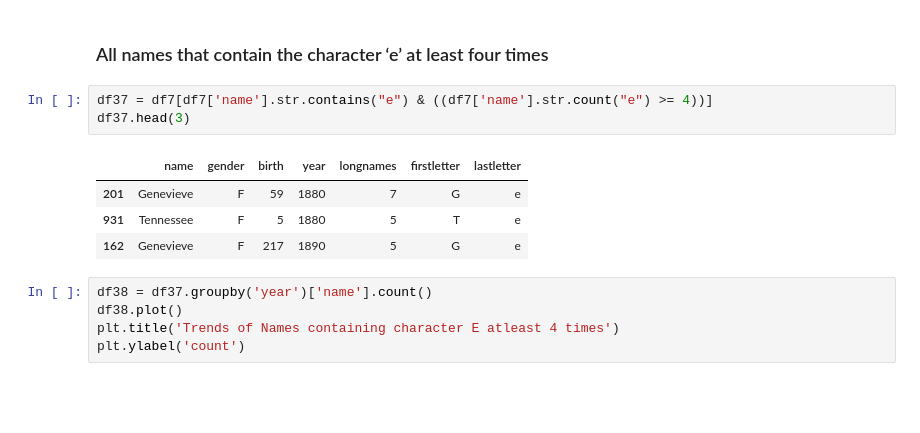
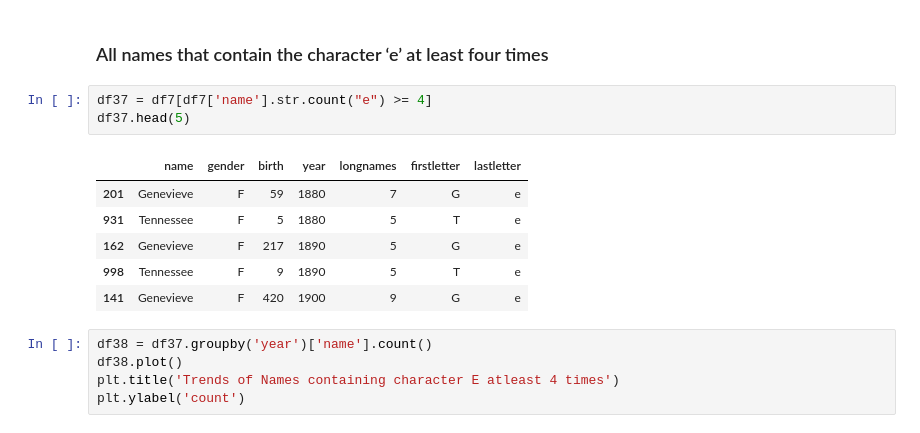
Before and after one commit to ahsansana1/babynamesanalysis, a Jupyter notebook: first_week_assginment.ipynb, the cells around one changed output. Drawn from its saved outputs; the diff is of its cells as text; blank space fills up the shorter version.

```diff
--- a/first_week_assginment.ipynb
+++ b/first_week_assginment.ipynb
@@ -519,13 +519,15 @@ Text(0,0.5,'count')
 # %% [markdown]
 ### All names that contain the character ‘e’ at least four times
 # %%
-df37 = df7[df7['name'].str.contains("e") & ((df7['name'].str.count("e") >= 4))]
-df37.head(3)
+df37 = df7[df7['name'].str.count("e") >= 4]
+df37.head(5)
 # %% [output]
 |  | name | gender | birth | year | longnames | firstletter | lastletter |
 | 201 | Genevieve | F | 59 | 1880 | 7 | G | e |
 | 931 | Tennessee | F | 5 | 1880 | 5 | T | e |
 | 162 | Genevieve | F | 217 | 1890 | 5 | G | e |
+| 998 | Tennessee | F | 9 | 1890 | 5 | T | e |
+| 141 | Genevieve | F | 420 | 1900 | 9 | G | e |
 # %%
 df38 = df37.groupby('year')['name'].count()
 df38.plot()
```
